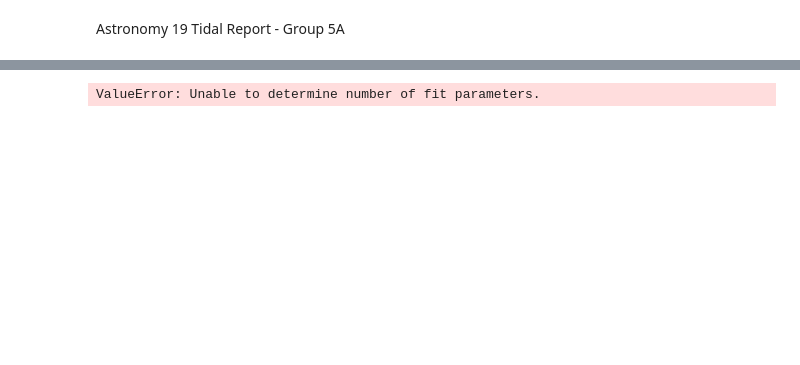
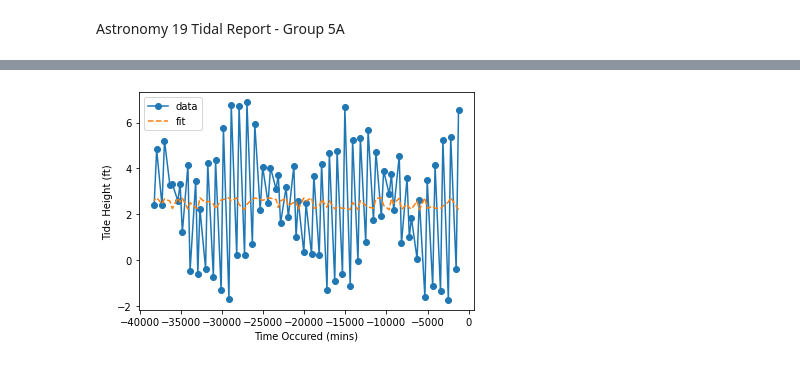
Before and after one commit to Anj-Pra/GroupA5_Astr19, a Jupyter notebook: Group5A_TidalProject.ipynb, the cells around one changed output, grey strips where cells are left out. Drawn from its saved outputs; the diff is of its cells as text; code cells hidden in the pictures; blank space fills up the shorter version.

Commit message:
Fixed Data

```diff
--- a/Group5A_TidalProject.ipynb
+++ b/Group5A_TidalProject.ipynb
@@ -46,23 +44,33 @@ plt.show()
 # %%
 # 2. Fit the function to the data.
-
-"""
-# Uncomment this if you've never installed scipy before
-import sys
-!{sys.executable} -m pip install scipy
-"""
 
 from scipy import optimize
 import math
 
 # arr_mins contains the independent variable (x-values)
 # arr_tide contains the dependent variable (y-values)
 
-def f(time): # time is type int
-    return 4 * np.sin(0.005 * time - 0.5) + 2.75
+def objective(x, a, b, c, d): # time is type int
+    for i in range(len(x)):
+        x[i]=x[i]*b
+    return (a * np.sin(x - c) + d)
 
-optimize.curve_fit(f, arr_mins, arr_tide)
+
+#guess = [16, 0.1]
+popt, pcov = optimize.curve_fit(objective, arr_mins, arr_tide) #fit
+a, b, c, d = popt # split param values
+#print('y = %.5f * sin(%.5f * x)' % (a, b, c, d))
+
+y_line = objective(arr_mins, a, b, c, d)  # calculate output made by best fit
+
+# create a line plot for the mapping function
+plt.plot(arr_mins, arr_tide, 'o-', label='data')
+plt.plot(arr_mins, y_line, '--', label='fit')
+plt.legend()
+plt.xlabel("Time Occured (mins)")
+plt.ylabel("Tide Height (ft)")
+plt.show()
 # %% [output]
-ValueError: Unable to determine number of fit parameters.
+[figure, added]
 # %%
 # 3. Subtract off the best fit.
```
Also changed, not shown: parts of 3 cells of this notebook.
